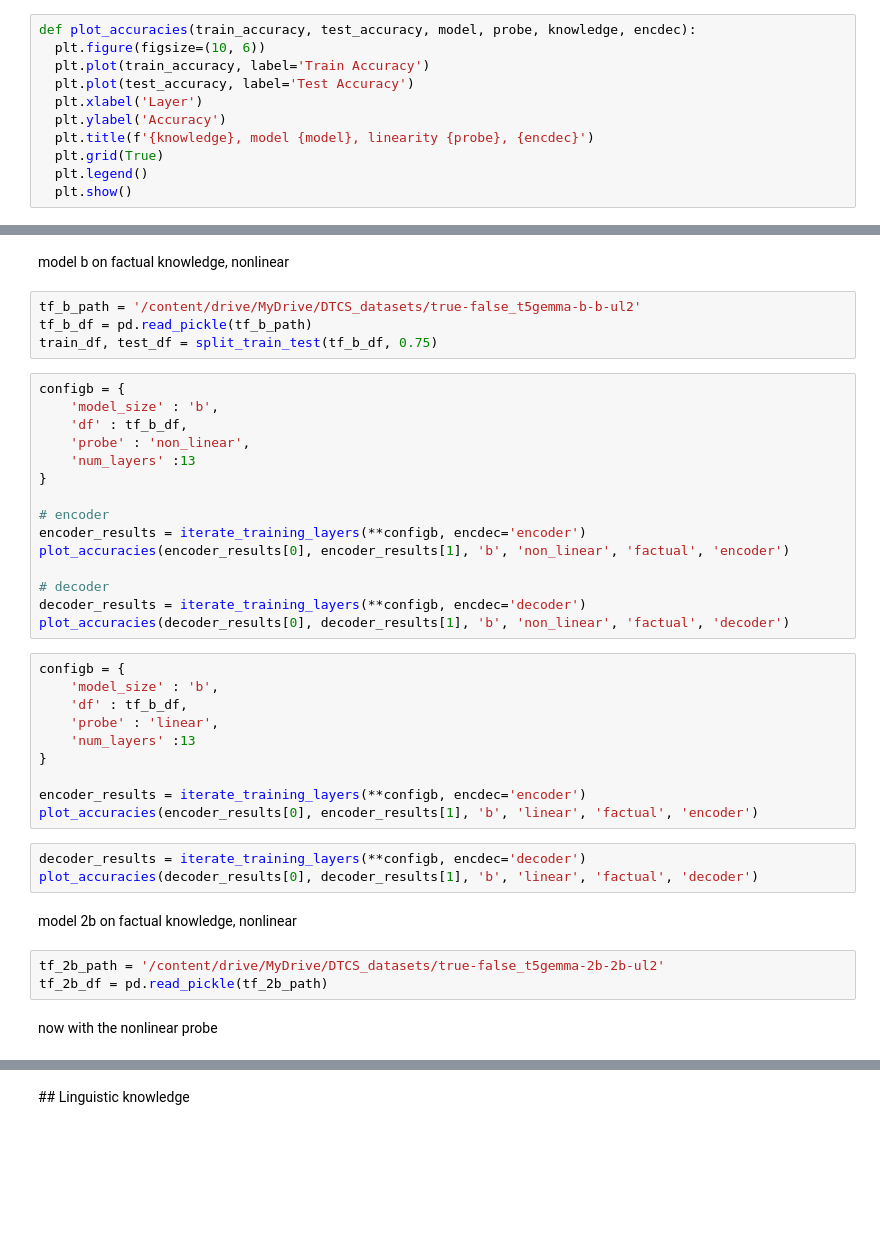
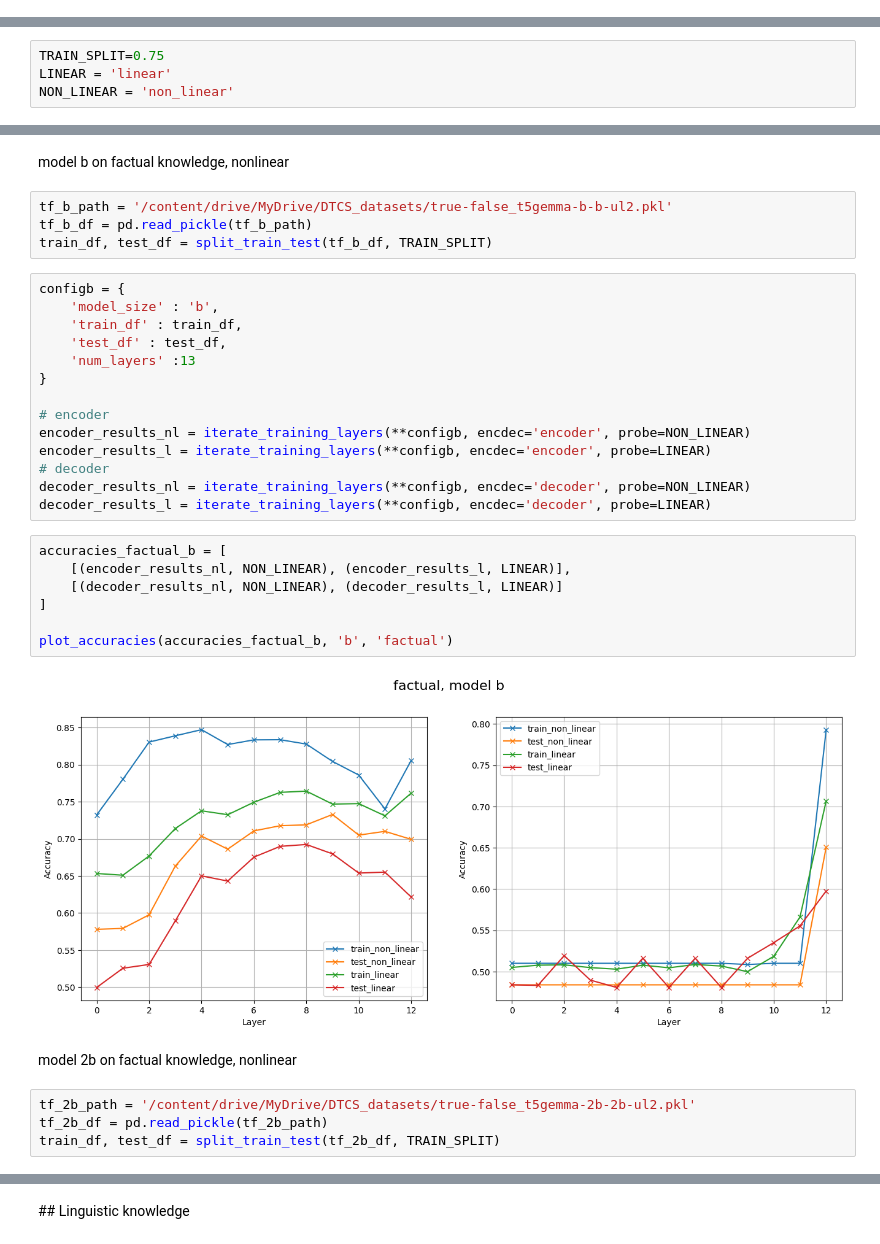
Before and after one commit to rrossierba/digital-transformation-computer-security, a Jupyter notebook: probe_t5.ipynb, the cells around one changed output, grey strips where cells are left out. Saved outputs shown, nothing was run; the diff lists cells and outputs as text; blank space fills up the shorter version.

Commit message:
edited layer iteration training

```diff
--- a/probe_t5.ipynb
+++ b/probe_t5.ipynb
@@ -1304,14 +1262,3 @@ def iterate_training_layers(model_size, train_df, test_df, num_layers, encdec, p
-# %%
-def plot_accuracies(train_accuracy, test_accuracy, model, probe, knowledge, encdec):
-  plt.figure(figsize=(10, 6))
-  plt.plot(train_accuracy, label='Train Accuracy')
-  plt.plot(test_accuracy, label='Test Accuracy')
-  plt.xlabel('Layer')
-  plt.ylabel('Accuracy')
-  plt.title(f'{knowledge}, model {model}, linearity {probe}, {encdec}')
-  plt.grid(True)
-  plt.legend()
-  plt.show()
 # %%
 def split_train_test(df, split_index):
   df = df.sample(frac=1, random_state=42).reset_index(drop=True)
@@ -1322 +1332,5 @@ def split_train_test(df, split_index):
+# %%
+TRAIN_SPLIT=0.75
+LINEAR = 'linear'
+NON_LINEAR = 'non_linear'
 # %% [markdown]
@@ -1324,41 +1338,35 @@ def split_train_test(df, split_index):
 # %% [markdown]
 model b on factual knowledge, nonlinear
 # %%
-tf_b_path = '/content/drive/MyDrive/DTCS_datasets/true-false_t5gemma-b-b-ul2'
+tf_b_path = '/content/drive/MyDrive/DTCS_datasets/true-false_t5gemma-b-b-ul2.pkl'
 tf_b_df = pd.read_pickle(tf_b_path)
-train_df, test_df = split_train_test(tf_b_df, 0.75)
+train_df, test_df = split_train_test(tf_b_df, TRAIN_SPLIT)
-# %%
-configb = {
-    'model_size' : 'b',
-    'df' : tf_b_df,
-    'probe' : 'non_linear',
-    'num_layers' :13
-}
-
-# encoder
-encoder_results = iterate_training_layers(**configb, encdec='encoder')
-plot_accuracies(encoder_results[0], encoder_results[1], 'b', 'non_linear', 'factual', 'encoder')
-
-# decoder
-decoder_results = iterate_training_layers(**configb, encdec='decoder')
-plot_accuracies(decoder_results[0], decoder_results[1], 'b', 'non_linear', 'factual', 'decoder')
-# %%
-configb = {
-    'model_size' : 'b',
-    'df' : tf_b_df,
-    'probe' : 'linear',
-    'num_layers' :13
-}
-
-encoder_results = iterate_training_layers(**configb, encdec='encoder')
-plot_accuracies(encoder_results[0], encoder_results[1], 'b', 'linear', 'factual', 'encoder')
-# %%
-decoder_results = iterate_training_layers(**configb, encdec='decoder')
-plot_accuracies(decoder_results[0], decoder_results[1], 'b', 'linear', 'factual', 'decoder')
+# %%
+configb = {
+    'model_size' : 'b',
+    'train_df' : train_df,
+    'test_df' : test_df,
+    'num_layers' :13
+}
+
+# encoder
+encoder_results_nl = iterate_training_layers(**configb, encdec='encoder', probe=NON_LINEAR)
+encoder_results_l = iterate_training_layers(**configb, encdec='encoder', probe=LINEAR)
+# decoder
+decoder_results_nl = iterate_training_layers(**configb, encdec='decoder', probe=NON_LINEAR)
+decoder_results_l = iterate_training_layers(**configb, encdec='decoder', probe=LINEAR)
+# %%
+accuracies_factual_b = [
+    [(encoder_results_nl, NON_LINEAR), (encoder_results_l, LINEAR)],
+    [(decoder_results_nl, NON_LINEAR), (decoder_results_l, LINEAR)]
+]
+
+plot_accuracies(accuracies_factual_b, 'b', 'factual')
+# %% [output]
+[figure, added]
 # %% [markdown]
 model 2b on factual knowledge, nonlinear
 # %%
-tf_2b_path = '/content/drive/MyDrive/DTCS_datasets/true-false_t5gemma-2b-2b-ul2'
+tf_2b_path = '/content/drive/MyDrive/DTCS_datasets/true-false_t5gemma-2b-2b-ul2.pkl'
 tf_2b_df = pd.read_pickle(tf_2b_path)
+train_df, test_df = split_train_test(tf_2b_df, TRAIN_SPLIT)
-# %% [markdown]
-now with the nonlinear probe
```
Also changed, not shown: parts of 55 cells of this notebook.
